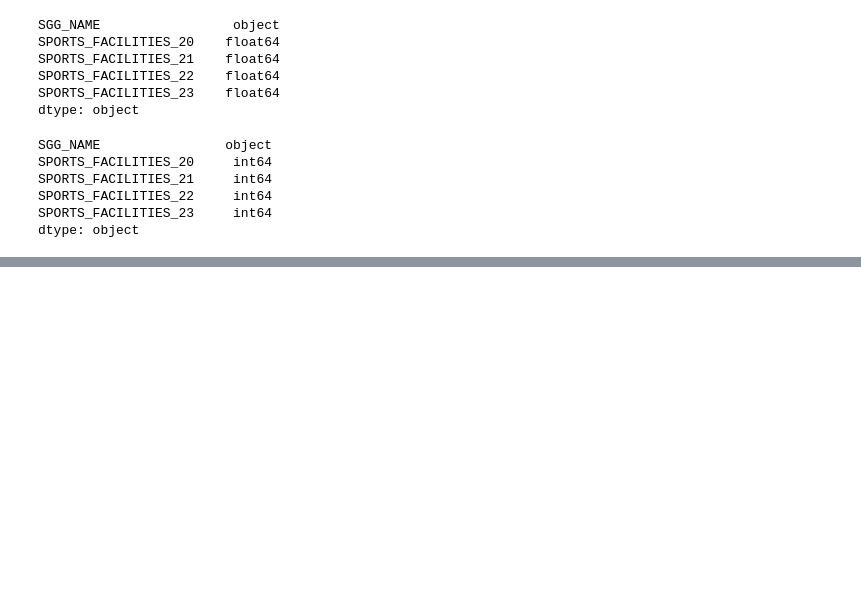
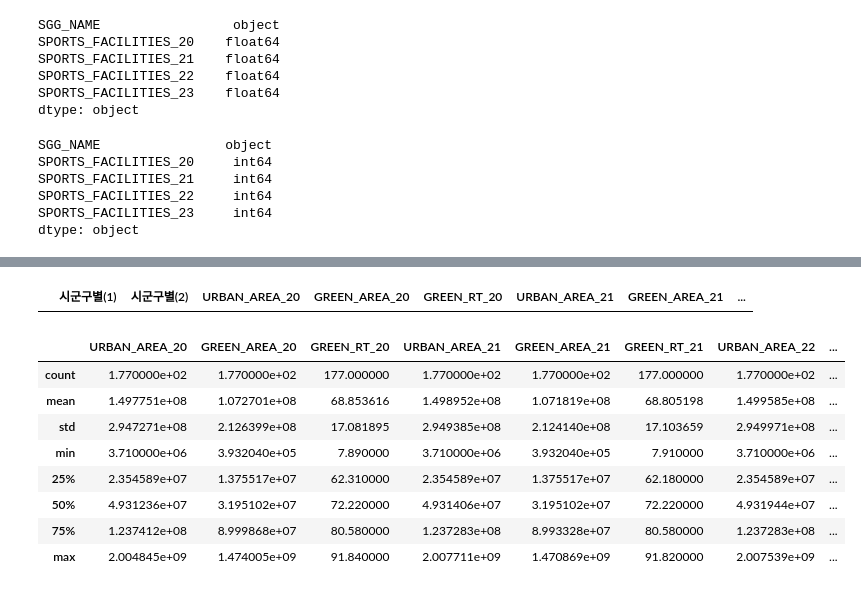
Before and after one commit to outflow-project/population-outflow, a Jupyter notebook: notebooks/preprocessed_data_missing_value.ipynb, the cells around one changed output, grey strips where cells are left out. Cells and saved outputs as stored; diff of their text form; code cells hidden in the pictures; blank space fills up the shorter version.

Commit message:
chore: 환경보호 data 결측치 처리

```diff
--- a/notebooks/preprocessed_data_missing_value.ipynb
+++ b/notebooks/preprocessed_data_missing_value.ipynb
@@ -451,0 +456,4 @@ num_sports_zeros.to_csv('../processed/체육시설수.csv', index=False)
+# %%
+import pandas as pd
+
+greens = pd.read_csv('../data/환경보호/녹지율_시도_시_군_구_컬럼명변경.csv')
@@ -451,0 +525,2 @@ num_sports_zeros.to_csv('../processed/체육시설수.csv', index=False)
+# %%
+greens.iloc[142,-3:] = greens.iloc[142,-6:-3]
@@ -451,0 +539,16 @@ num_sports_zeros.to_csv('../processed/체육시설수.csv', index=False)
+# %%
+greens[greens['URBAN_AREA_23'].isin(['-'])]
+# %% [output]
+|  | 시군구별(1) | 시군구별(2) | URBAN_AREA_20 | GREEN_AREA_20 | GREEN_RT_20 | URBAN_AREA_21 | GREEN_AREA_21 | ... |
+# %%
+greens.describe()
+# %% [output]
+|  | URBAN_AREA_20 | GREEN_AREA_20 | GREEN_RT_20 | URBAN_AREA_21 | GREEN_AREA_21 | GREEN_RT_21 | URBAN_AREA_22 | ... |
+| count | 1.770000e+02 | 1.770000e+02 | 177.000000 | 1.770000e+02 | 1.770000e+02 | 177.000000 | 1.770000e+02 | ... |
+| mean | 1.497751e+08 | 1.072701e+08 | 68.853616 | 1.498952e+08 | 1.071819e+08 | 68.805198 | 1.499585e+08 | ... |
+| std | 2.947271e+08 | 2.126399e+08 | 17.081895 | 2.949385e+08 | 2.124140e+08 | 17.103659 | 2.949971e+08 | ... |
+| min | 3.710000e+06 | 3.932040e+05 | 7.890000 | 3.710000e+06 | 3.932040e+05 | 7.910000 | 3.710000e+06 | ... |
+| 25% | 2.354589e+07 | 1.375517e+07 | 62.310000 | 2.354589e+07 | 1.375517e+07 | 62.180000 | 2.354589e+07 | ... |
+| 50% | 4.931236e+07 | 3.195102e+07 | 72.220000 | 4.931406e+07 | 3.195102e+07 | 72.220000 | 4.931944e+07 | ... |
+| 75% | 1.237412e+08 | 8.999868e+07 | 80.580000 | 1.237283e+08 | 8.993328e+07 | 80.580000 | 1.237283e+08 | ... |
+| max | 2.004845e+09 | 1.474005e+09 | 91.840000 | 2.007711e+09 | 1.470869e+09 | 91.820000 | 2.007539e+09 | ... |
```
Also changed, not shown: parts of 16 cells of this notebook.
